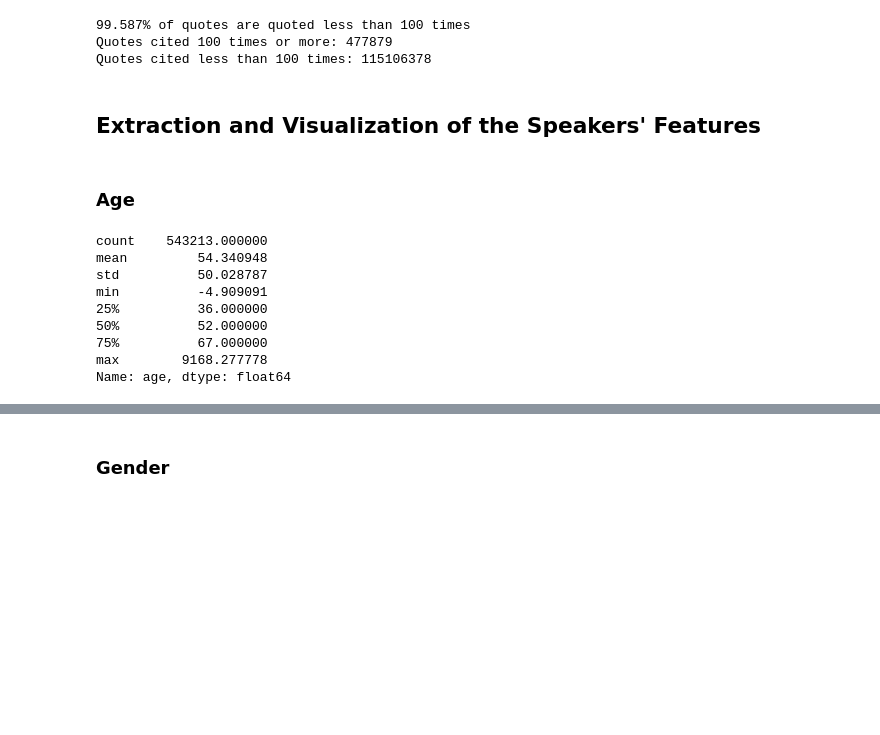
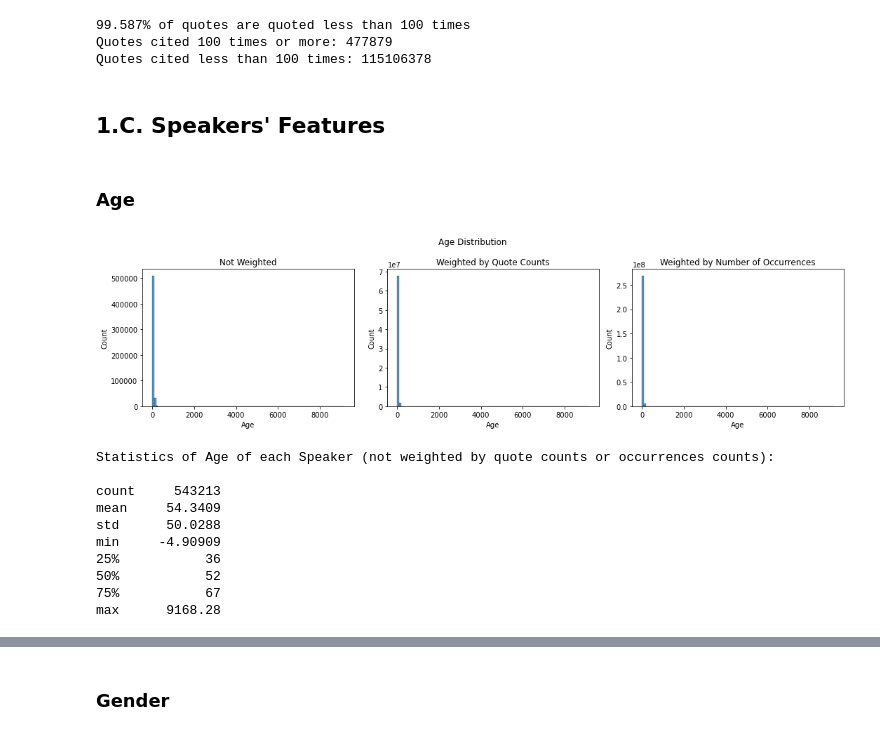
Before and after one commit to epfl-ada/ada-2021-project-cool-group-name, a Jupyter notebook: Project.ipynb, the cells around one changed output, grey strips where cells are left out. Saved outputs shown, nothing was run; the diff lists cells and outputs as text; code cells hidden in the pictures; blank space fills up the shorter version.

```diff
--- a/Project.ipynb
+++ b/Project.ipynb
@@ -242,5 +306,5 @@ print(f"Quotes cited less than {viral_thr} times:", num_cited_less_thr)
 Quotes cited 100 times or more: 477879
 Quotes cited less than 100 times: 115106378
 # %% [markdown]
-## Extraction and Visualization of the Speakers' Features
+## 1.C. Speakers' Features
 # %%
@@ -332,12 +362,19 @@ def plot_weighted_distribution(df, feature, n_bars = 10, figsize = (15, 4), **pl
+# %%
+plot_speaker_feature_distribution(speakers_info, 'age', bins = 100, figsize = (15, 4))
+# %% [output]
+[figure, new version]
 # %%
-speakers_info['age'].describe()
+print("Statistics of Age of each Speaker (not weighted by quote counts or occurrences counts):\n")
+
+print(speakers_info['age'].describe().to_string(float_format = '{:.6g}'.format))
 # %% [output]
-count    543213.000000
-mean         54.340948
-std          50.028787
-min          -4.909091
-25%          36.000000
-50%          52.000000
-75%          67.000000
-max        9168.277778
-Name: age, dtype: float64
+Statistics of Age of each Speaker (not weighted by quote counts or occurrences counts):
+
+count     543213
+mean     54.3409
+std      50.0288
+min     -4.90909
+25%           36
+50%           52
+75%           67
+max      9168.28
```
Also changed, not shown: parts of 53 cells of this notebook, 1 other file.
